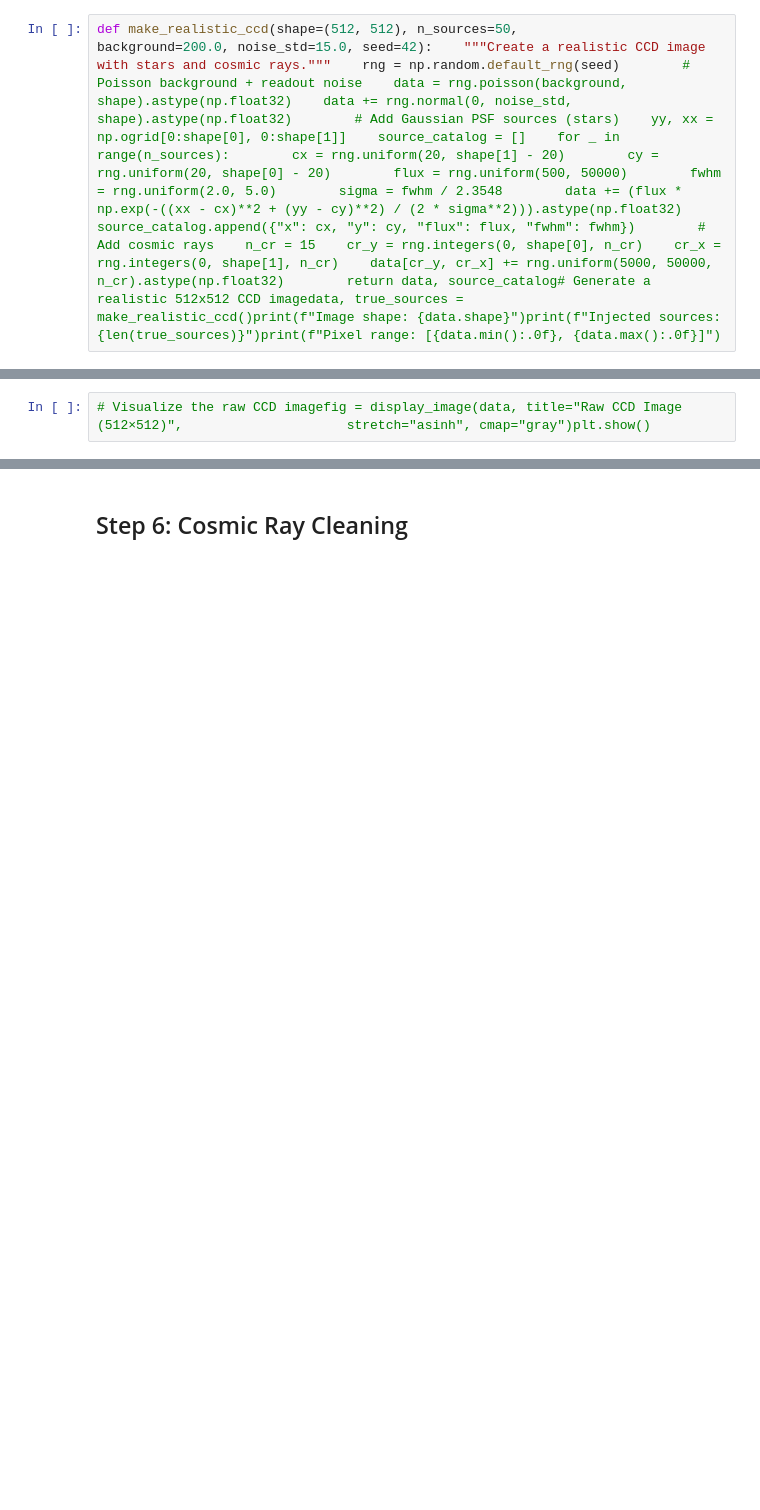
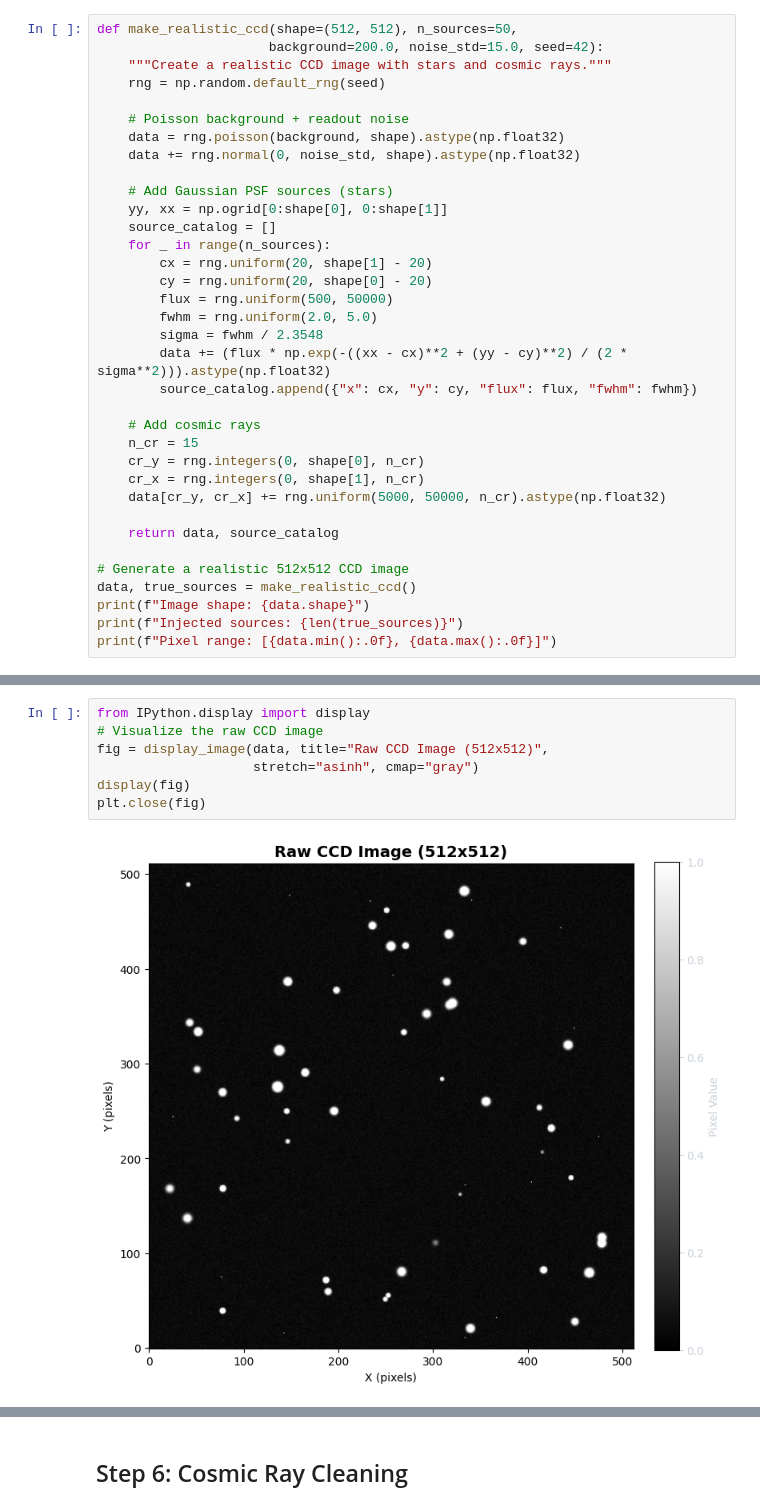
Before and after one commit to dot-gabriel-ferrer/Nova, a Jupyter notebook: notebooks/04_Real_Astronomical_Data.ipynb, the cells around one changed output, grey strips where cells are left out. Drawn from its saved outputs; the diff is of its cells as text; blank space fills up the shorter version.

```diff
--- a/notebooks/04_Real_Astronomical_Data.ipynb
+++ b/notebooks/04_Real_Astronomical_Data.ipynb
@@ -7,2 +56,35 @@
 # %%
-def make_realistic_ccd(shape=(512, 512), n_sources=50,                       background=200.0, noise_std=15.0, seed=42):    """Create a realistic CCD image with stars and cosmic rays."""    rng = np.random.default_rng(seed)        # Poisson background + readout noise    data = rng.poisson(background, shape).astype(np.float32)    data += rng.normal(0, noise_std, shape).astype(np.float32)        # Add Gaussian PSF sources (stars)    yy, xx = np.ogrid[0:shape[0], 0:shape[1]]    source_catalog = []    for _ in range(n_sources):        cx = rng.uniform(20, shape[1] - 20)        cy = rng.uniform(20, shape[0] - 20)        flux = rng.uniform(500, 50000)        fwhm = rng.uniform(2.0, 5.0)        sigma = fwhm / 2.3548        data += (flux * np.exp(-((xx - cx)**2 + (yy - cy)**2) / (2 * sigma**2))).astype(np.float32)        source_catalog.append({"x": cx, "y": cy, "flux": flux, "fwhm": fwhm})        # Add cosmic rays    n_cr = 15    cr_y = rng.integers(0, shape[0], n_cr)    cr_x = rng.integers(0, shape[1], n_cr)    data[cr_y, cr_x] += rng.uniform(5000, 50000, n_cr).astype(np.float32)        return data, source_catalog# Generate a realistic 512x512 CCD imagedata, true_sources = make_realistic_ccd()print(f"Image shape: {data.shape}")print(f"Injected sources: {len(true_sources)}")print(f"Pixel range: [{data.min():.0f}, {data.max():.0f}]")
+def make_realistic_ccd(shape=(512, 512), n_sources=50,
+                      background=200.0, noise_std=15.0, seed=42):
+    """Create a realistic CCD image with stars and cosmic rays."""
+    rng = np.random.default_rng(seed)
+
+    # Poisson background + readout noise
+    data = rng.poisson(background, shape).astype(np.float32)
+    data += rng.normal(0, noise_std, shape).astype(np.float32)
+
+    # Add Gaussian PSF sources (stars)
+    yy, xx = np.ogrid[0:shape[0], 0:shape[1]]
+    source_catalog = []
+    for _ in range(n_sources):
+        cx = rng.uniform(20, shape[1] - 20)
+        cy = rng.uniform(20, shape[0] - 20)
+        flux = rng.uniform(500, 50000)
+        fwhm = rng.uniform(2.0, 5.0)
+        sigma = fwhm / 2.3548
+        data += (flux * np.exp(-((xx - cx)**2 + (yy - cy)**2) / (2 * sigma**2))).astype(np.float32)
+        source_catalog.append({"x": cx, "y": cy, "flux": flux, "fwhm": fwhm})
+
+    # Add cosmic rays
+    n_cr = 15
+    cr_y = rng.integers(0, shape[0], n_cr)
+    cr_x = rng.integers(0, shape[1], n_cr)
+    data[cr_y, cr_x] += rng.uniform(5000, 50000, n_cr).astype(np.float32)
+
+    return data, source_catalog
+
+# Generate a realistic 512x512 CCD image
+data, true_sources = make_realistic_ccd()
+print(f"Image shape: {data.shape}")
+print(f"Injected sources: {len(true_sources)}")
+print(f"Pixel range: [{data.min():.0f}, {data.max():.0f}]")
@@ -9,3 +95,10 @@ def make_realistic_ccd(shape=(512, 512), n_sources=50,                       bac
 # %%
-# Visualize the raw CCD imagefig = display_image(data, title="Raw CCD Image (512×512)",                     stretch="asinh", cmap="gray")plt.show()
+from IPython.display import display
+# Visualize the raw CCD image
+fig = display_image(data, title="Raw CCD Image (512x512)",
+                    stretch="asinh", cmap="gray")
+display(fig)
+plt.close(fig)
+# %% [output]
+[figure, added]
 # %% [markdown]
```
Also changed, not shown: parts of 17 cells of this notebook, 4 other files.
